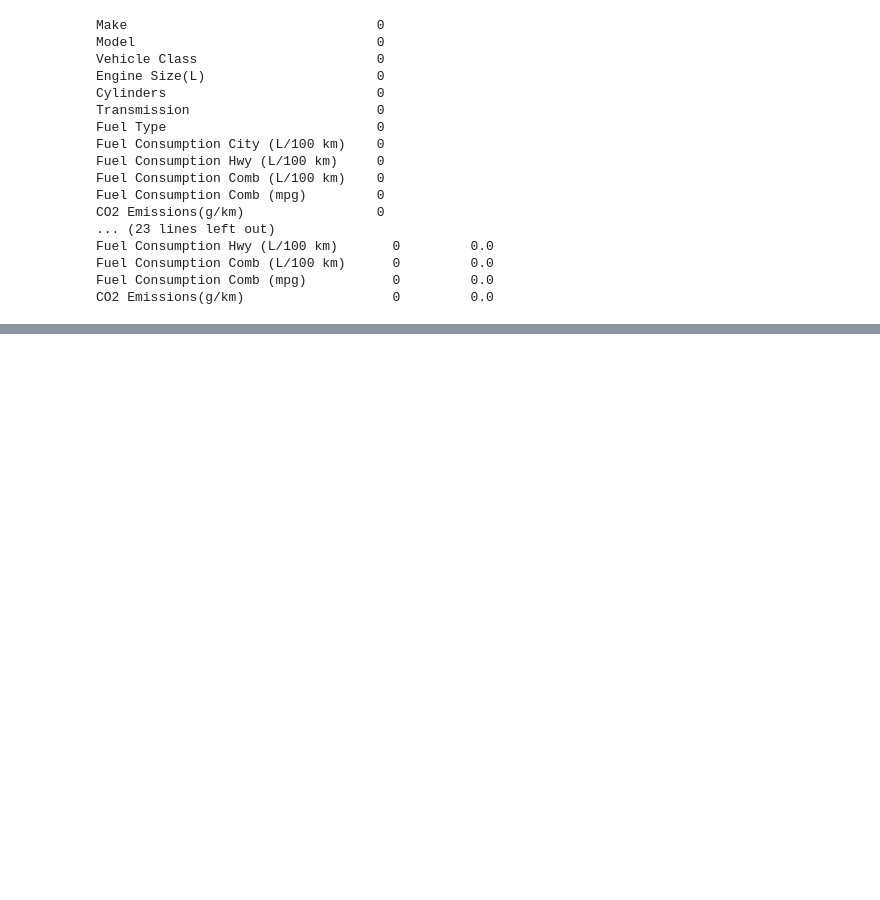
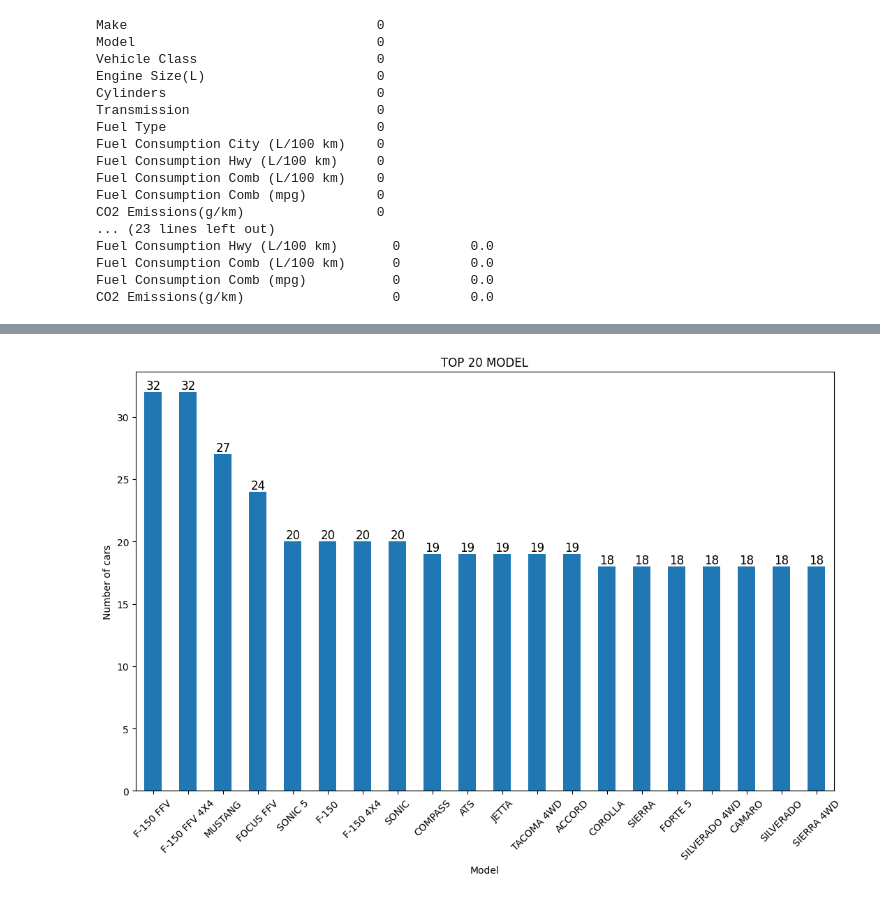
Before and after one commit to fcoHM/MineriaDeDatos, a Jupyter notebook: Apuntes_Mineria_Datos.ipynb, the cells around one changed output, grey strips where cells are left out. Drawn from its saved outputs; the diff is of its cells as text; code cells hidden in the pictures; blank space fills up the shorter version.

```diff
--- a/Apuntes_Mineria_Datos.ipynb
+++ b/Apuntes_Mineria_Datos.ipynb
@@ -68,0 +216,14 @@ CO2 Emissions(g/km)                   0         0.0
+# %%
+#generar plot con los primeros 20 modelos del conjunyo de datos
+fig = plt.figure(figsize=(10,6))
+ax = fig.add_axes([0,0,1,1])
+counts = df.model.value_counts().sort_values(ascending=False).head(20)
+counts.plot(kind= 'bar')
+plt.title('TOP 20 MODEL')
+plt.xlabel('Model')
+plt.ylabel('Number of cars')
+plt.xticks(rotation = 45)
+ax.bar_label(ax.containers[0], labels = counts.values, fontsize=12)
+plt.show()
+# %% [output]
+[figure, added]
```
Also changed, not shown: parts of 24 cells of this notebook.
